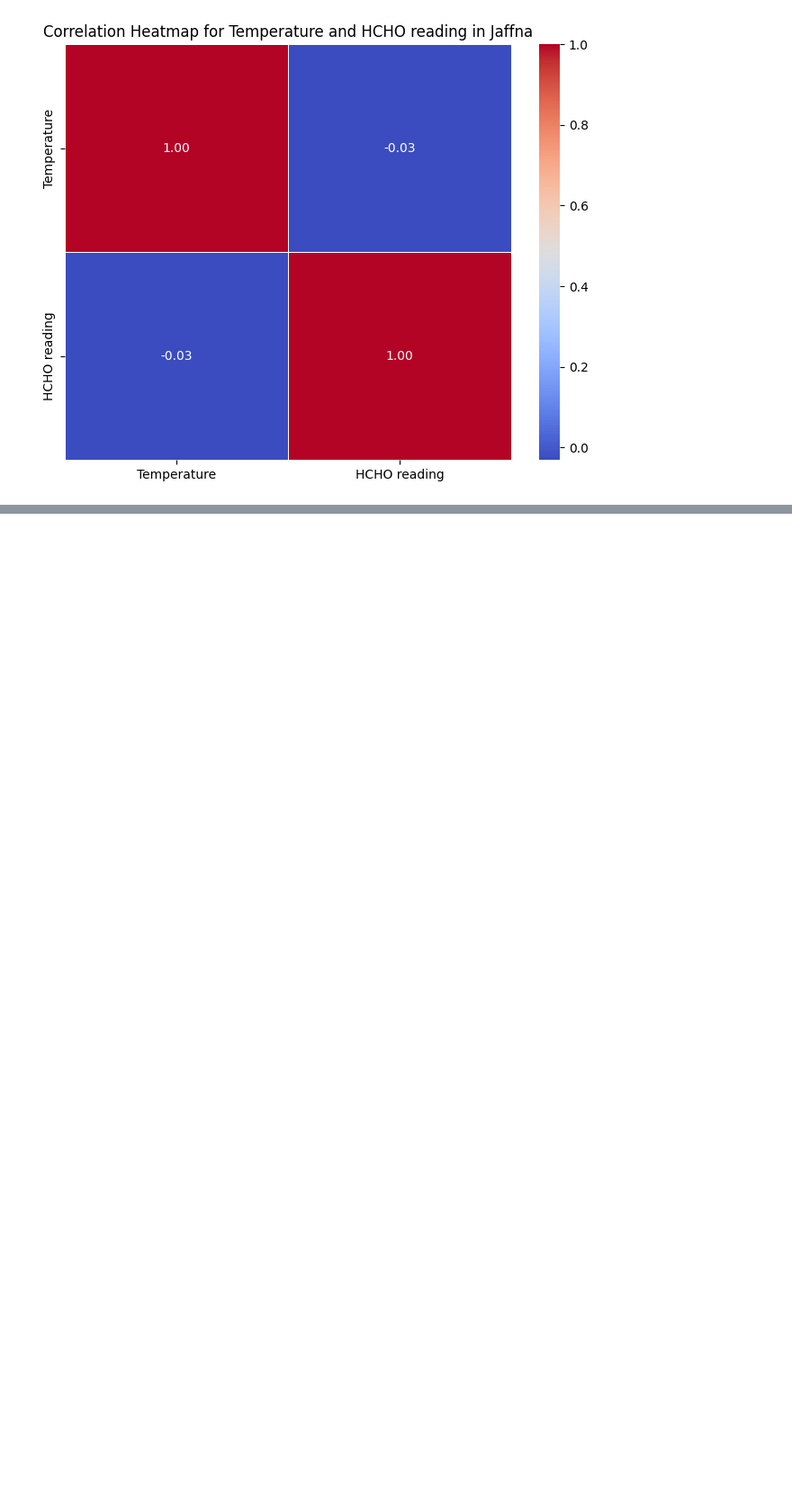
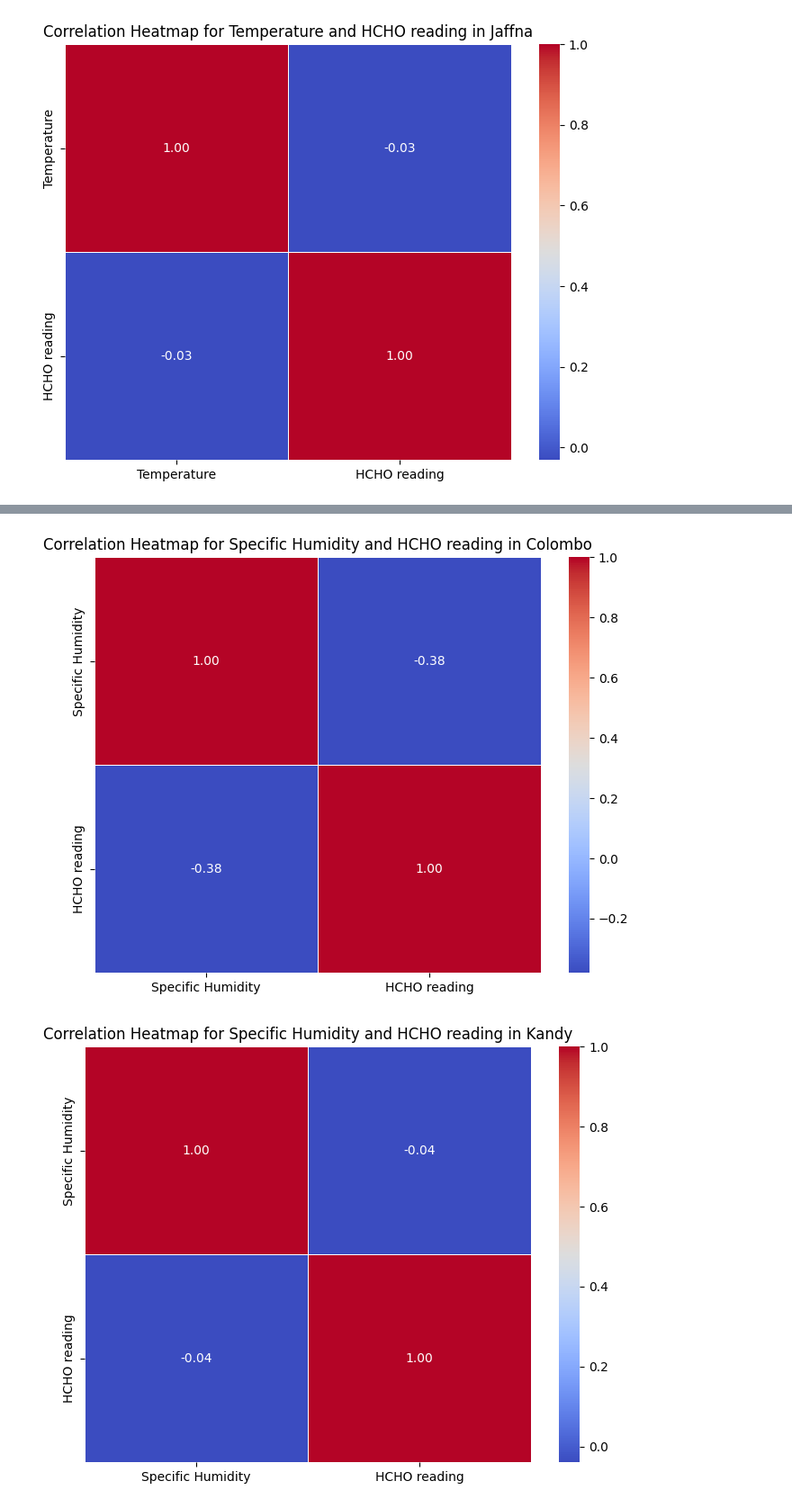
Before and after one commit to Esandu-Meth-Obadaarachchi/HCHO-level-Time-series-forecasting, a Jupyter notebook: DE_2_NASA_DATASET.ipynb, the cells around one changed output, grey strips where cells are left out. Shown at 90% size. Saved outputs shown, nothing was run; the diff lists cells and outputs as text; code cells hidden in the pictures; blank space fills up the shorter version.

```diff
--- a/DE_2_NASA_DATASET.ipynb
+++ b/DE_2_NASA_DATASET.ipynb
@@ -656,0 +656,21 @@ for city, df in city_dataframes.items():
+# %%
+def plot_specific_humidity_hcho_correlation_heatmap(df, city_name):
+    # Select only 'Specific Humidity' and 'HCHO reading' columns
+    selected_cols = ['Specific Humidity', 'HCHO reading']
+    selected_df = df[selected_cols]
+
+    # Calculate correlation matrix
+    correlation_matrix = selected_df.corr()
+
+    # Plot heatmap
+    plt.figure(figsize=(8, 6))
+    sns.heatmap(correlation_matrix, annot=True, cmap='coolwarm', fmt=".2f", linewidths=.5)
+    plt.title(f'Correlation Heatmap for Specific Humidity and HCHO reading in {city_name}')
+    plt.show()
+
+# Plot correlation heatmap for Specific Humidity and HCHO reading for each city
+for city, df in city_dataframes.items():
+    plot_specific_humidity_hcho_correlation_heatmap(df, city)
+# %% [output]
+[figure, added]
+[figure, added]
```
Also changed, not shown: parts of 6 cells of this notebook.
